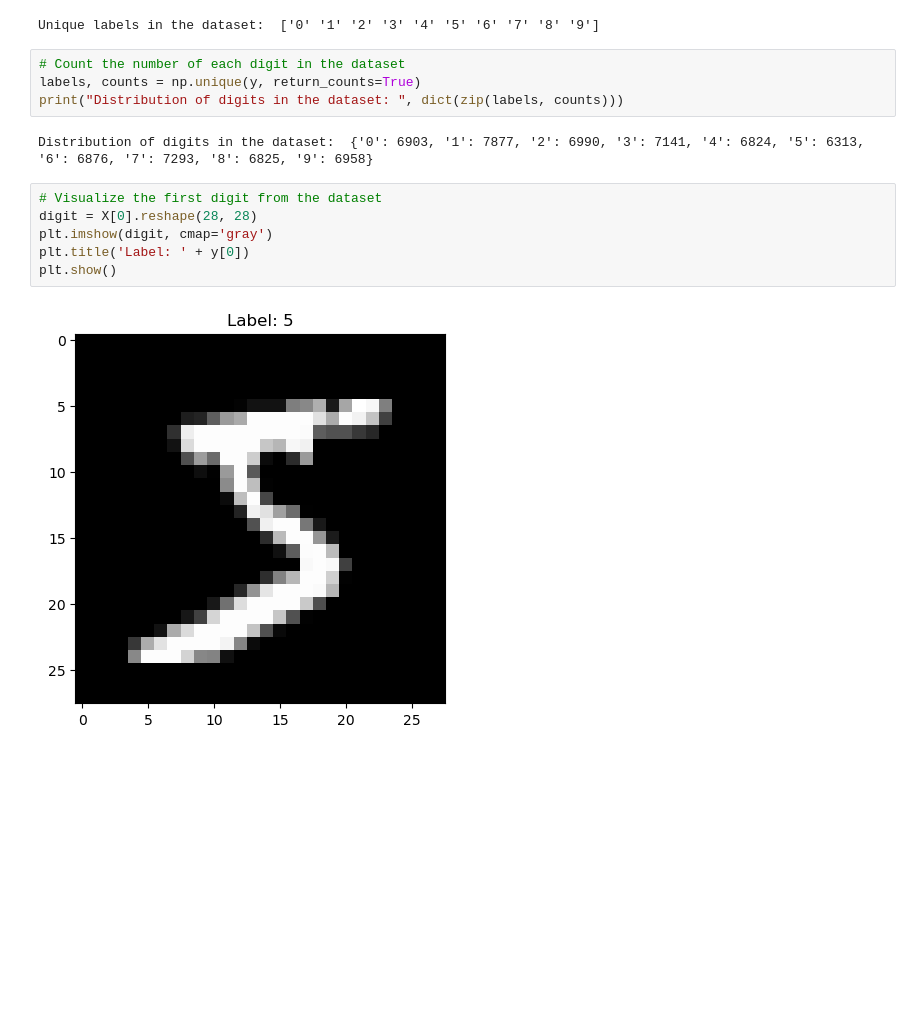
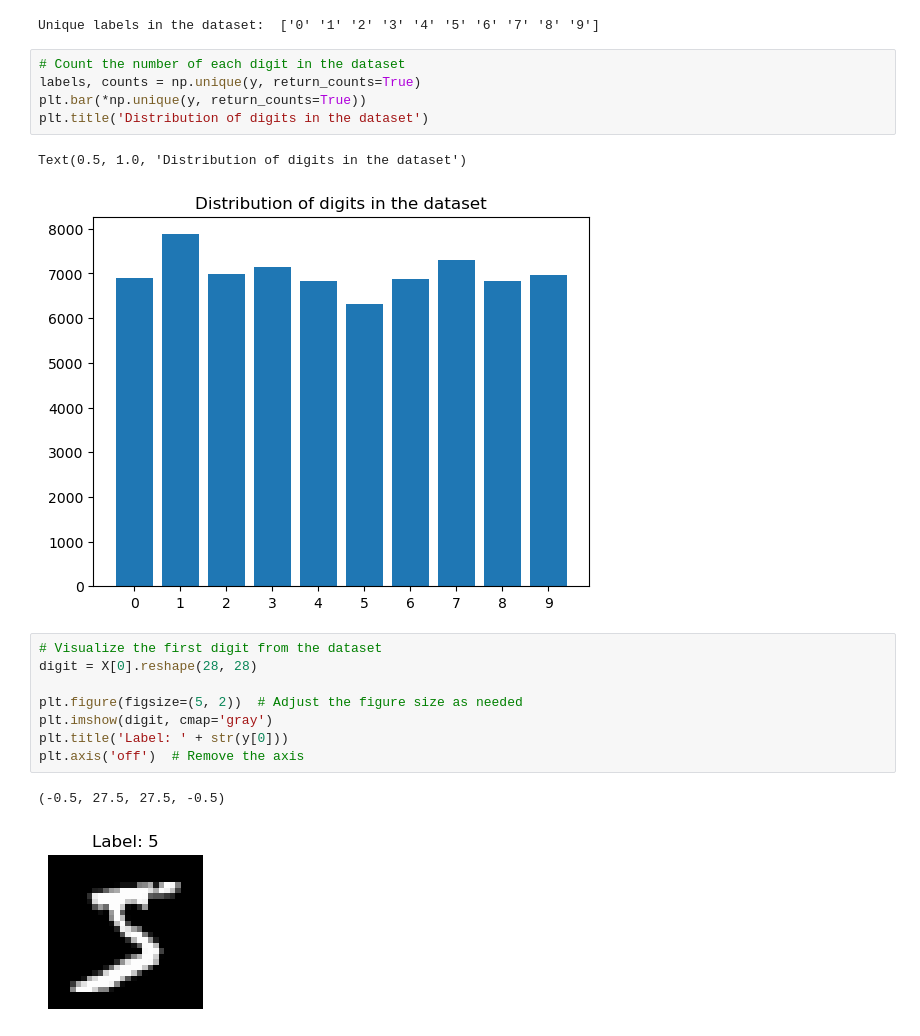
Before and after one commit to amundhaugseth/computer-vision-testing, a Jupyter notebook: notebooks/eda.ipynb, the cells around one changed output. Saved outputs shown, nothing was run; the diff lists cells and outputs as text; blank space fills up the shorter version.

```diff
--- a/notebooks/eda.ipynb
+++ b/notebooks/eda.ipynb
@@ -21,17 +22,22 @@ Unique labels in the dataset:  ['0' '1' '2' '3' '4' '5' '6' '7' '8' '9']
 # %%
 # Count the number of each digit in the dataset
 labels, counts = np.unique(y, return_counts=True)
-print("Distribution of digits in the dataset: ", dict(zip(labels, counts)))
+plt.bar(*np.unique(y, return_counts=True))
+plt.title('Distribution of digits in the dataset')
 # %% [output]
-Distribution of digits in the dataset:  {'0': 6903, '1': 7877, '2': 6990, '3': 7141, '4': 6824, '5': 6313, '6': 6876, '7': 7293, '8': 6825, '9': 6958}
+Text(0.5, 1.0, 'Distribution of digits in the dataset')
+[figure, added]
 # %%
 # Visualize the first digit from the dataset
 digit = X[0].reshape(28, 28)
+
+plt.figure(figsize=(5, 2))  # Adjust the figure size as needed
 plt.imshow(digit, cmap='gray')
-plt.title('Label: ' + y[0])
-plt.show()
+plt.title('Label: ' + str(y[0]))
+plt.axis('off')  # Remove the axis
 # %% [output]
+(-0.5, 27.5, 27.5, -0.5)
-[figure, old version]
+[figure, new version]
 # %%
 # Visualize multiple digits from the dataset
 fig, axes = plt.subplots(2, 5, figsize=(10, 5))
```
Also changed, not shown: parts of 2 cells of this notebook, 4 other files.
